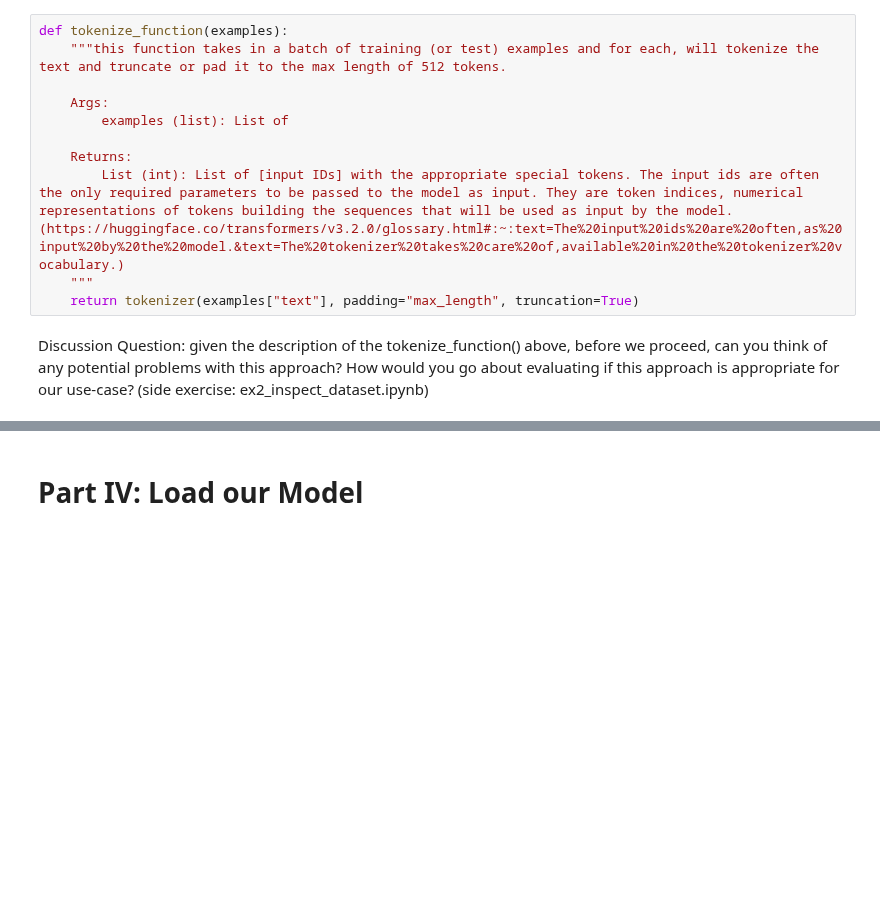
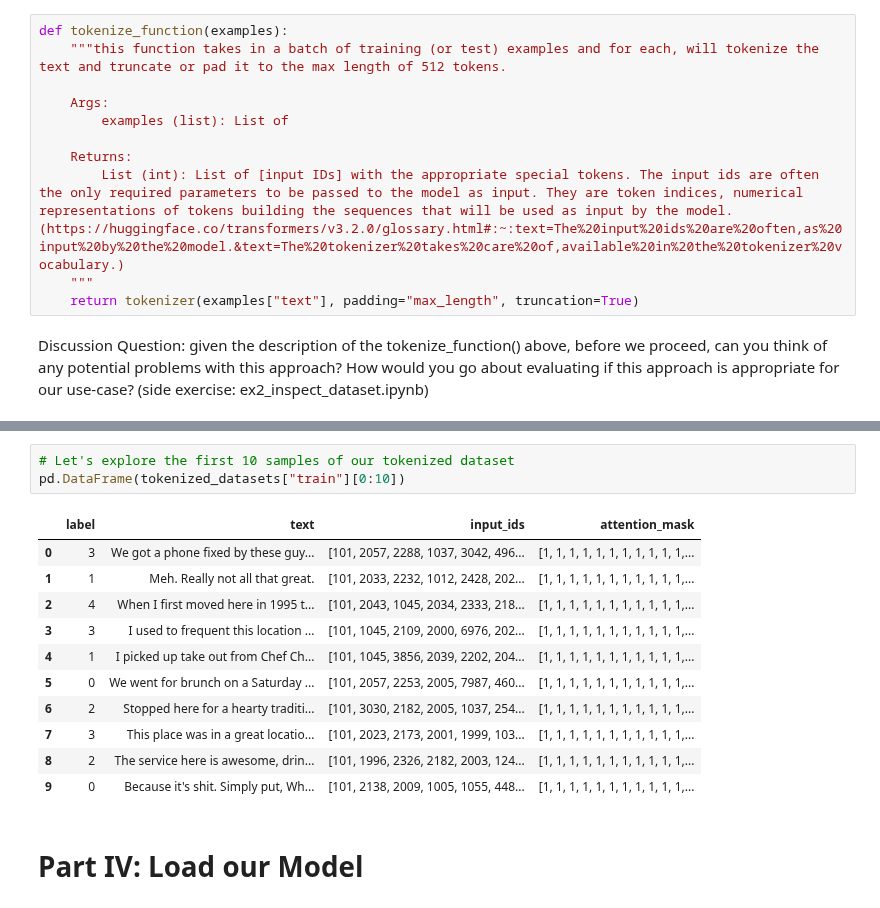
Before and after one commit to jkchandalia/nlpower, a Jupyter notebook: notebooks/2.0_bert_sentiment_classifier.ipynb, the cells around one changed output, grey strips where cells are left out. Drawn from its saved outputs; the diff is of its cells as text; blank space fills up the shorter version.

Commit message:
Explore tokenized data

```diff
--- a/notebooks/2.0_bert_sentiment_classifier.ipynb
+++ b/notebooks/2.0_bert_sentiment_classifier.ipynb
@@ -138,3 +147,18 @@ NameError: name 'tokenized_datasets' is not defined
+# %%
+# Let's explore the first 10 samples of our tokenized dataset
+pd.DataFrame(tokenized_datasets["train"][0:10])
+# %% [output]
+|  | label | text | input_ids | attention_mask |
+| 0 | 3 | We got a phone fixed by these guy... | [101, 2057, 2288, 1037, 3042, 496... | [1, 1, 1, 1, 1, 1, 1, 1, 1, 1, 1,... |
+| 1 | 1 | Meh. Really not all that great. | [101, 2033, 2232, 1012, 2428, 202... | [1, 1, 1, 1, 1, 1, 1, 1, 1, 1, 1,... |
+| 2 | 4 | When I first moved here in 1995 t... | [101, 2043, 1045, 2034, 2333, 218... | [1, 1, 1, 1, 1, 1, 1, 1, 1, 1, 1,... |
+| 3 | 3 | I used to frequent this location ... | [101, 1045, 2109, 2000, 6976, 202... | [1, 1, 1, 1, 1, 1, 1, 1, 1, 1, 1,... |
+| 4 | 1 | I picked up take out from Chef Ch... | [101, 1045, 3856, 2039, 2202, 204... | [1, 1, 1, 1, 1, 1, 1, 1, 1, 1, 1,... |
+| 5 | 0 | We went for brunch on a Saturday ... | [101, 2057, 2253, 2005, 7987, 460... | [1, 1, 1, 1, 1, 1, 1, 1, 1, 1, 1,... |
+| 6 | 2 | Stopped here for a hearty traditi... | [101, 3030, 2182, 2005, 1037, 254... | [1, 1, 1, 1, 1, 1, 1, 1, 1, 1, 1,... |
+| 7 | 3 | This place was in a great locatio... | [101, 2023, 2173, 2001, 1999, 103... | [1, 1, 1, 1, 1, 1, 1, 1, 1, 1, 1,... |
+| 8 | 2 | The service here is awesome, drin... | [101, 1996, 2326, 2182, 2003, 124... | [1, 1, 1, 1, 1, 1, 1, 1, 1, 1, 1,... |
+| 9 | 0 | Because it's shit. Simply put, Wh... | [101, 2138, 2009, 1005, 1055, 448... | [1, 1, 1, 1, 1, 1, 1, 1, 1, 1, 1,... |
 # %% [markdown]
 # Part IV: Load our Model
 # %%
```
Also changed, not shown: parts of 4 cells of this notebook.
